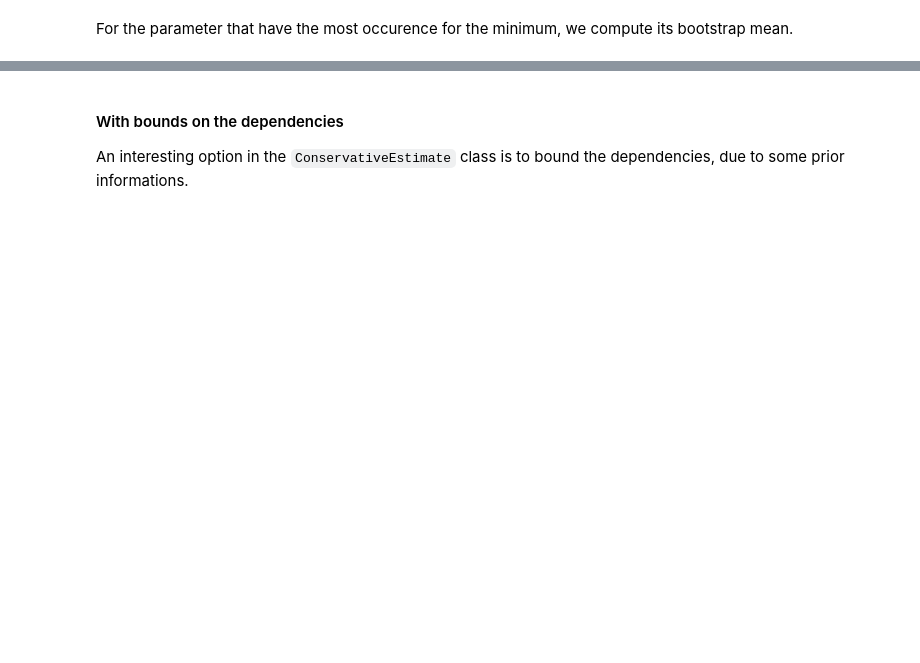
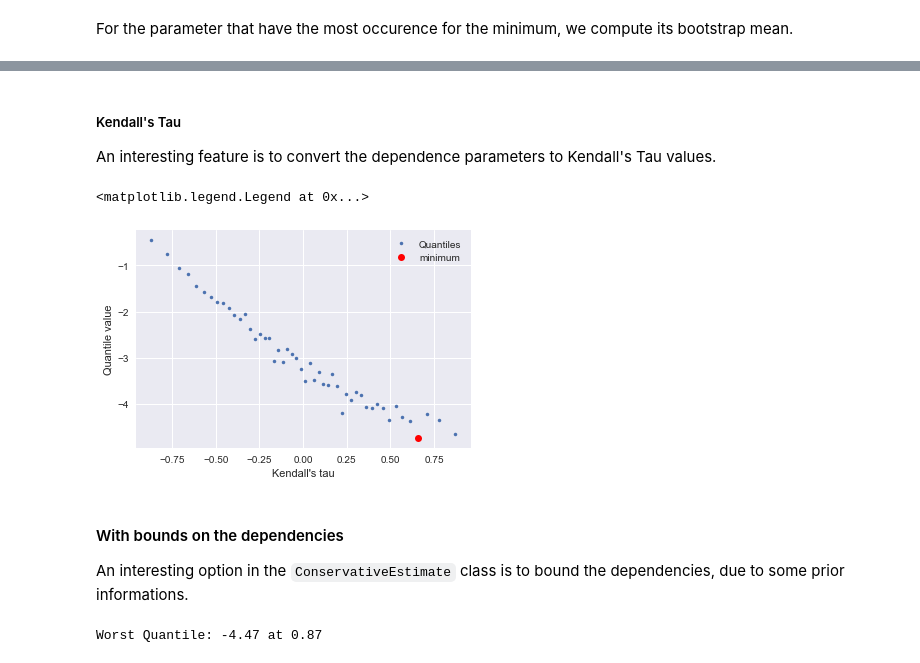
Before and after one commit to NazBen/dep-impact, a Jupyter notebook: examples/grid-search.ipynb, the cells around one changed output, grey strips where cells are left out. Cells and saved outputs as stored; diff of their text form; code cells hidden in the pictures; blank space fills up the shorter version.

Commit message:
Example grid with multi dimension

```diff
--- a/examples/grid-search.ipynb
+++ b/examples/grid-search.ipynb
@@ -171,3 +172,16 @@ Worst Quantile: -4.88 at 0.76 with a C.O.V at 11.8 %
+# %% [markdown]
+##### Kendall's Tau
+
+An interesting feature is to convert the dependence parameters to Kendall's Tau values.
+# %%
+plt.plot(grid_result.kendalls, grid_result.quantities, '.', label='Quantiles')
+plt.plot(min_result.kendall_tau, min_result.quantity_, 'ro', label='minimum')
+plt.xlabel("Kendall's tau")
+plt.ylabel('Quantile value')
+plt.legend(loc=0)
+# %% [output]
+<matplotlib.legend.Legend at 0x...>
+[figure, added]
 # %% [markdown]
 #### With bounds on the dependencies
 
@@ -174,0 +197,5 @@ An interesting option in the `ConservativeEstimate` class is to bound the depend
+# %%
+min_result = grid_result.min_result
+print('Worst Quantile: %.2f at %.2f' % (min_result.quantity_, min_result.dep_param[0]))
+# %% [output]
+Worst Quantile: -4.47 at 0.87
```
Also changed, not shown: parts of 24 cells of this notebook.
